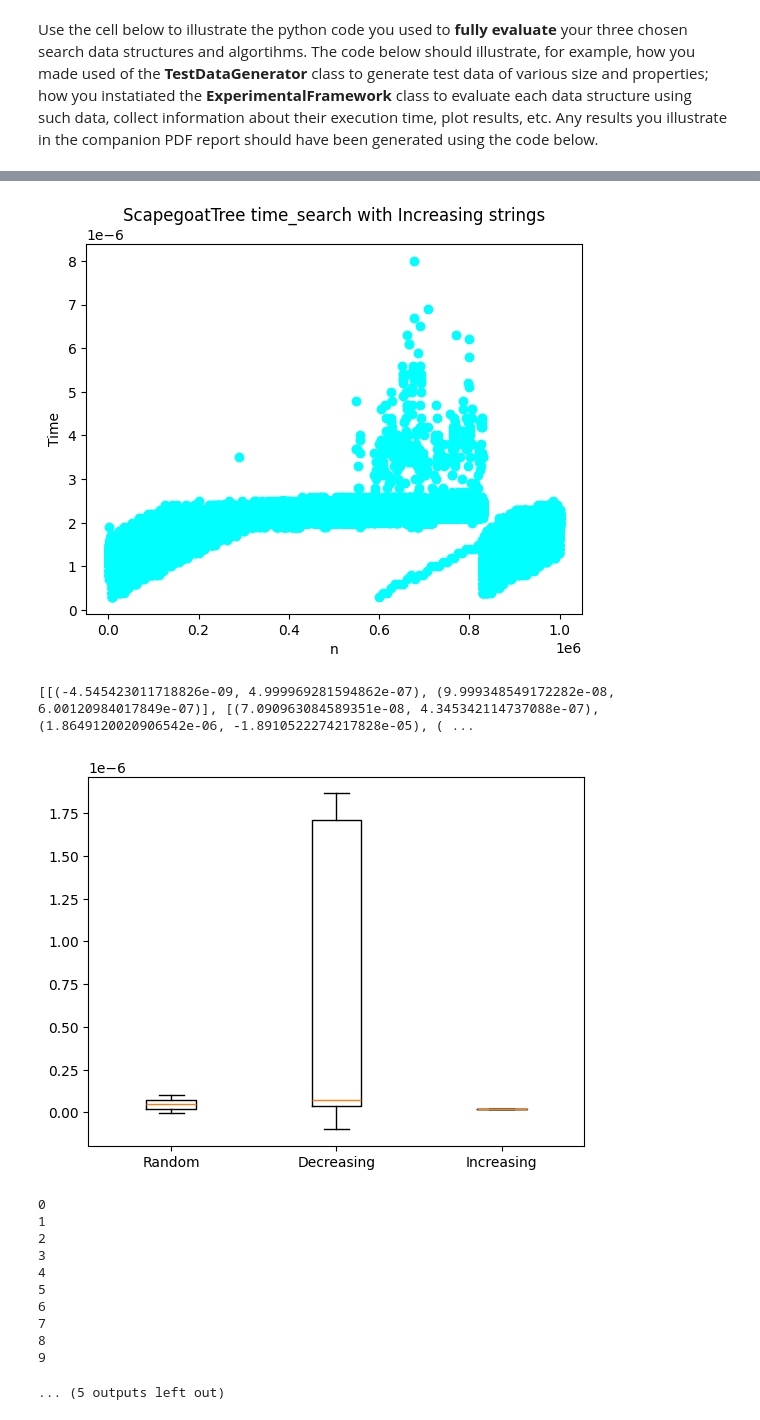
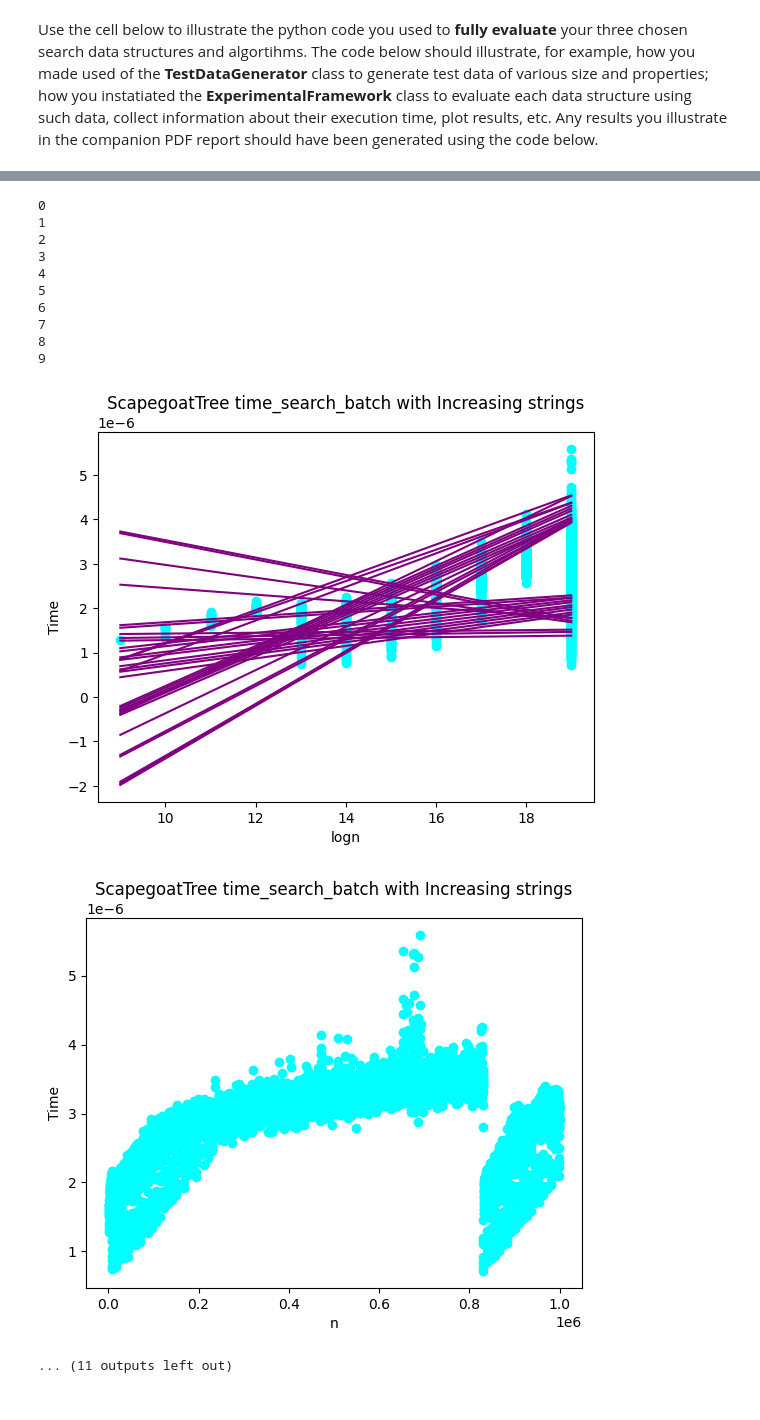
Before and after one commit to orang3-juic3/COMP0005cw, a Jupyter notebook: group_XXX_COMP0005_code.ipynb, the cells around one changed output, grey strips where cells are left out. Drawn from its saved outputs; the diff is of its cells as text; code cells hidden in the pictures.

Commit message:
Graphs

```diff
--- a/group_XXX_COMP0005_code.ipynb
+++ b/group_XXX_COMP0005_code.ipynb
@@ -709,7 +709,6 @@ class Stats():
     def min_max_clustering(pts,tol=(0.5 * 10 ** -7)):
         if tol == None:
             tol = 1 * 10 **((math.log10(Stats.quickselect(pts, len(pts) // 2)[1])) // 1)
-            print(f"Using tolerance of {tol} based on median y value of {Stats.quickselect(pts, len(pts) // 2)[1]}")
         by_x = {}
         for x, y in pts:
             if x not in by_x:
@@ -939,10 +938,31 @@ class ExperimentalFramework():
         pts = []
         for i in range(a,b +1, size):
             batch_inputs = [next(gen) for _ in range(size)]
+            gc.disable()
             time = timeit.default_timer()
             for j in range(0, size):
                 self.set.insertElement(batch_inputs[j])
             time = timeit.default_timer() - time
+            gc.enable()
+            pts.append((i, time / size))
+        return pts
+
+    def time_search_batch(self, strings,a,b, size=100):
+        gen = iter(strings)
+        self.set = type(self.set)() # empty set
+        for _ in range(0, a):
+            self.set.insertElement(next(gen))
+        pts = []
+        for i in range(a,b +1, size):
+            batch_inputs = [next(gen) for _ in range(size)]
+            for j in range(0, size):
+                self.set.insertElement(batch_inputs[j]) # ensure the element is present for search
+            gc.disable()
+            time = timeit.default_timer()
+            for j in range(0, size):
+                self.set.searchElement(batch_inputs[j])
+            time = timeit.default_timer() - time
+            gc.enable()
             pts.append((i, time / size))
         return pts
 
@@ -1008,7 +1028,4 @@ llrb_runtime_plot.plotting_best_fit(function=log_best_fit,params=llrb_params).ma
 plt.show()
 plt.boxplot([[grad for grad, _ in two_three_params], [grad for grad, _ in llrb_params]], labels=['Two-Three Tree', 'LLRB Tree'])
 plt.show()"""
-g = DecreasingStringGenerator()
-arr = [next(g) for _ in range(2000)]
-print(all(arr[i] > arr[i+1] for i in range(len(arr)-1)))
 # %% [output]
@@ -1019,8 +1036,8 @@ Use the cell below to illustrate the python code you used to **fully evaluate**
 # ADD YOUR TEST CODE HERE
 def individual_graphs(type, _b, action, cluster_tolerance=(0.5 * 10 ** -7)):
     all_params = []
-    labels=['Random', 'Decreasing', 'Increasing']
-    for k,v in enumerate([FixedLengthRandomStringGenerator(), DecreasingStringGenerator(), IncreasingStringGenerator()]):
+    labels=['Random','Increasing','Decreasing']
+    for k,v in enumerate([FixedLengthRandomStringGenerator(), IncreasingStringGenerator(), DecreasingStringGenerator()]):
         title = f"{type.__name__} {action} with {labels[k]} strings"
         exp = ExperimentalFramework(type())
         line_plot = exp.plot_action(v,getattr(exp, action),a=1000,b=_b,n=10)
@@ -1033,19 +1050,22 @@ def individual_graphs(type, _b, action, cluster_tolerance=(0.5 * 10 ** -7)):
         runtime_plot.make_plot(title=title)
         plt.show()
     print(all_params)
-    plt.boxplot([[grad for grad, _ in param] for param in all_params], labels=['Random', 'Decreasing', 'Increasing'])
+    plt.boxplot([[grad for grad, _ in param] for param in all_params], labels=labels)
     plt.show()
 
 def insertion_graphs_no_regression(type,_b):
-    labels=['Random', 'Decreasing', 'Increasing']
-    for k,v in enumerate([FixedLengthRandomStringGenerator(), DecreasingStringGenerator(), IncreasingStringGenerator()]):
+    labels=['Random', 'Increasing', 'Decreasing']
+    for k,v in enumerate([FixedLengthRandomStringGenerator(), IncreasingStringGenerator(), DecreasingStringGenerator()]):
         title = f"{type.__name__} time_insert_batch with {labels[k]} strings"
         exp = ExperimentalFramework(type())
         line_plot = exp.plot_action(v,exp.time_insert_batch,a=1000,b=_b,n=10)
         line_plot.make_plot(title=title)
         plt.show()
 
-insertion_graphs_no_regression(TwoThreeTree, MEGA)
+#insertion_graphs_no_regression(TwoThreeTree, MEGA)
+insertion_graphs_no_regression(LLRBBST, MEGA)
+individual_graphs(ScapegoatTree, MEGA, 'time_search_batch')
+insertion_graphs_no_regression(ScapegoatTree, MEGA)
 # %% [output]
 0
 1
@@ -1088,14 +1115,13 @@ Using tolerance of 2e-06 based on median y value of 2.1999949240125716e-06
+0
+1
+2
+3
+4
+5
+6
+7
+8
+9
-[figure, old version]
+[figure, new version]
-[[(-4.545423011718826e-09, 4.999969281594862e-07), (9.999348549172282e-08, 6.00120984017849e-07)], [(7.090963084589351e-08, 4.345342114737088e-07), (1.8649120020906542e-06, -1.8910522274217828e-05), ( ...
-[figure, old version]
+[figure, new version]
-0
-1
-2
-3
-4
-5
-6
-7
-8
-9
-... (5 outputs left out)
+... (11 outputs left out)
```
Also changed, not shown: parts of 2 cells of this notebook.
